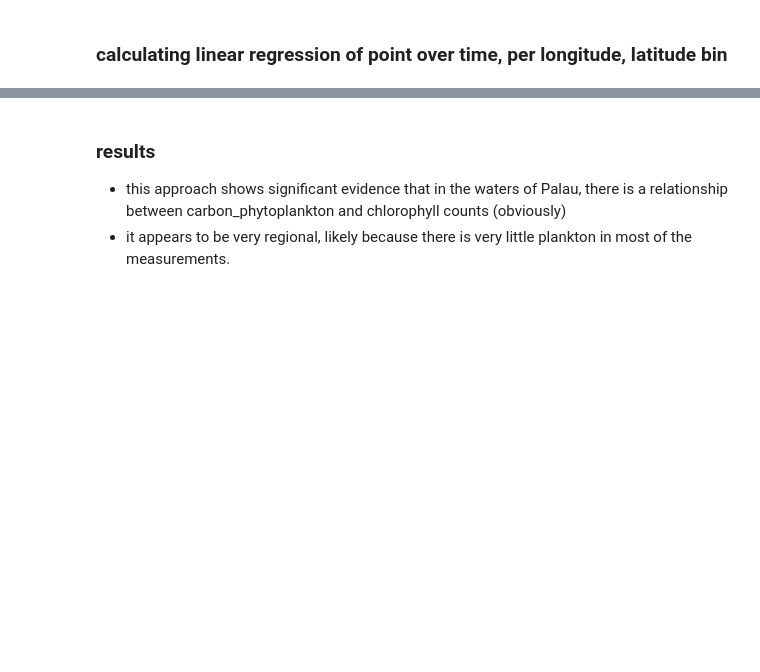
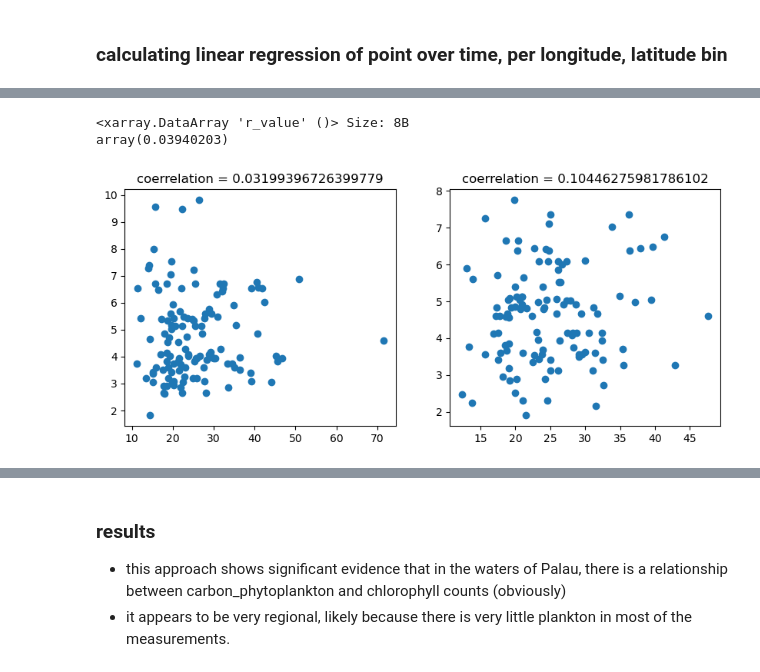
Before and after one commit to boppe003/scripps_demo, a Jupyter notebook: palau.ipynb, the cells around one changed output, grey strips where cells are left out. Drawn from its saved outputs; the diff is of its cells as text; code cells hidden in the pictures; blank space fills up the shorter version.

```diff
--- a/palau.ipynb
+++ b/palau.ipynb
@@ -184,15 +326,19 @@ fig.tight_layout()
 # %%
 cells_of_interest = []
 cells_of_interest.append(stats_ds.isel(latitude=10, longitude=3))
 cells_of_interest.append(stats_ds.isel(latitude=7, longitude=18))
 n_cells = len(cells_of_interest)
 _, ax = plt.subplots(figsize=(5*n_cells, 4), ncols=n_cells)
 
 for n, cell in enumerate(cells_of_interest):
     ax[n].scatter(cell.carbon_phyto, cell.wind_speed)
-    ax[n].set_title('| coerrelation | = '+str(cell.r_value.values))
+    ax[n].set_title('coerrelation = '+str(cell.r_value.values))
 
 print(stats_ds.r_value.mean())
+# %% [output]
+<xarray.DataArray 'r_value' ()> Size: 8B
+array(0.03940203)
+[figure, added]
 # %%
 stat_vars = ['slope', 'intercept', 'r_value', 'p_value', 'std_err']
 stats_ds = xr.Dataset(
```
Also changed, not shown: parts of 17 cells of this notebook, 7 other files.
